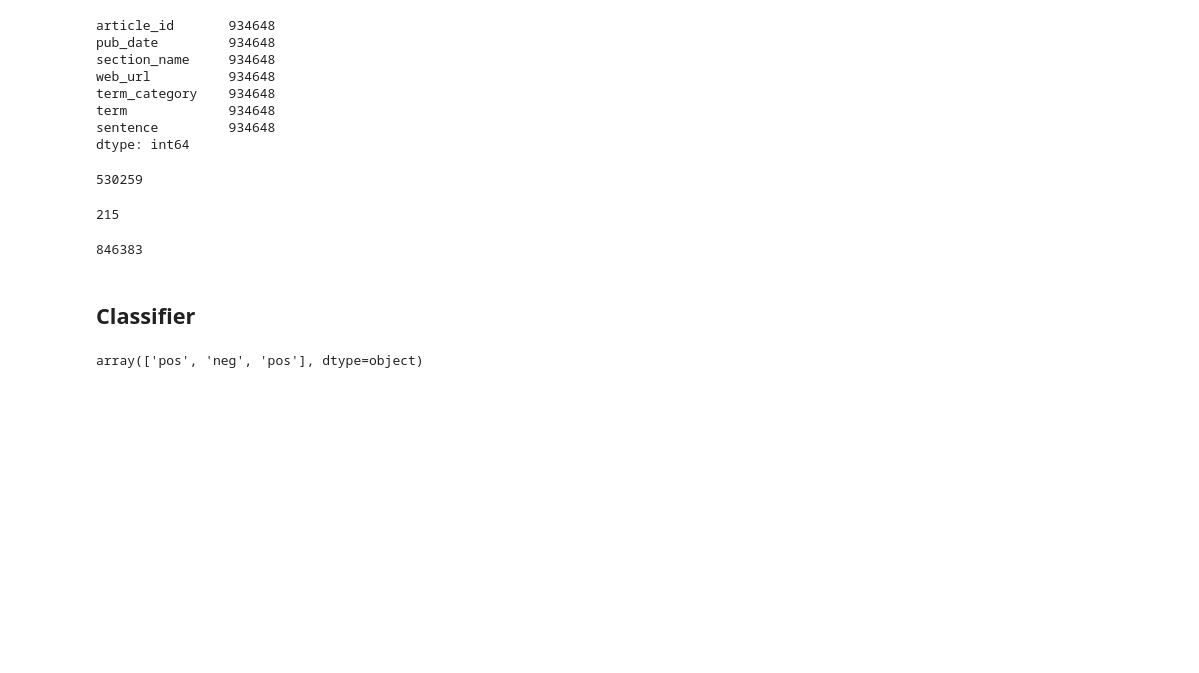
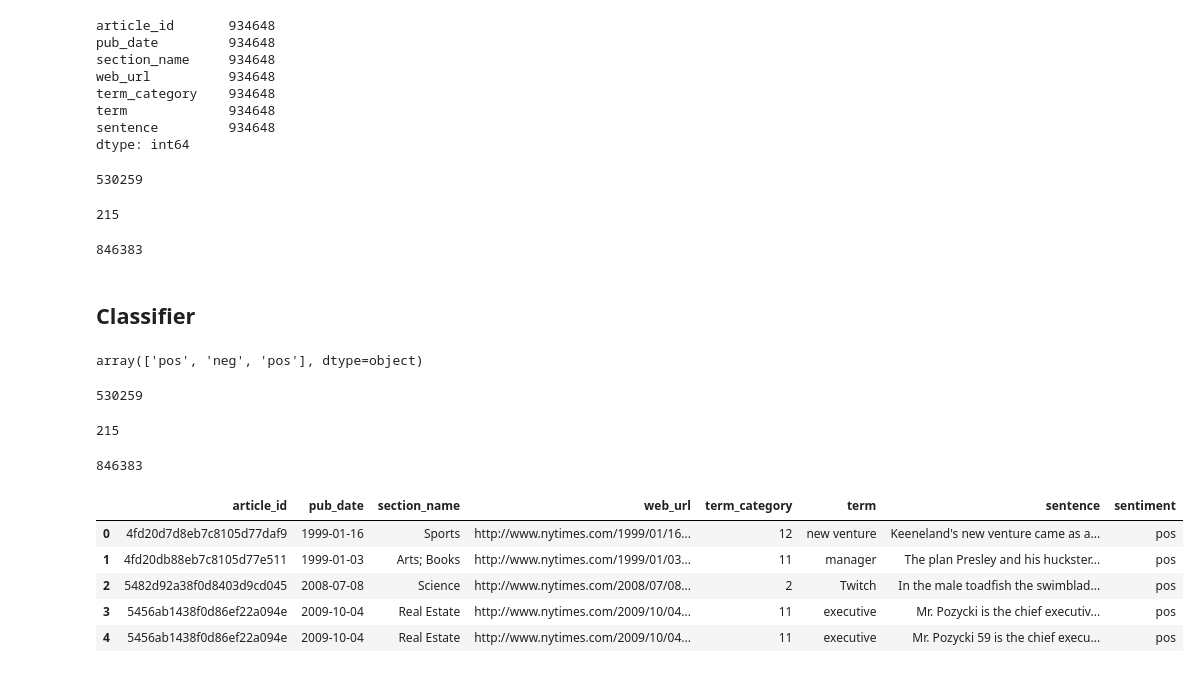
Before and after one commit to mavillard/liwc, a Jupyter notebook: csv_to_nytimes.ipynb, the cells around one changed output. Saved outputs shown, nothing was run; the diff lists cells and outputs as text; code cells hidden in the pictures; blank space fills up the shorter version.

```diff
--- a/csv_to_nytimes.ipynb
+++ b/csv_to_nytimes.ipynb
@@ -164,3 +162,33 @@ array(['pos', 'neg', 'pos'], dtype=object)
+# %%
+# 8 csv files previously built on another machine. Sentiment included.
+data_blaze = blaze.Data('../nytimes/data_*.csv', delimiter=',') #eliminar el segundo parametro
+# %%
+sentiment_data_ind = blaze.odo(data_blaze, pd.DataFrame)
+sentiment_data = sentiment_data_ind.drop('Unnamed: 0', axis=1) #comentar esta linea
+# %%
+# Total number of articles
+sentiment_data.article_id.value_counts().count()
+# %% [output]
+530259
+# %%
+# Total number of terms
+sentiment_data.term.value_counts().count()
+# %% [output]
+215
+# %%
+# Total number of sentences
+sentiment_data.sentence.value_counts().count()
+# %% [output]
+846383
+# %%
+sentiment_data.head()
+# %% [output]
+|  | article_id | pub_date | section_name | web_url | term_category | term | sentence | sentiment |
+| 0 | 4fd20d7d8eb7c8105d77daf9 | 1999-01-16 | Sports | http://www.nytimes.com/1999/01/16... | 12 | new venture | Keeneland's new venture came as a... | pos |
+| 1 | 4fd20db88eb7c8105d77e511 | 1999-01-03 | Arts; Books | http://www.nytimes.com/1999/01/03... | 11 | manager | The plan Presley and his huckster... | pos |
+| 2 | 5482d92a38f0d8403d9cd045 | 2008-07-08 | Science | http://www.nytimes.com/2008/07/08... | 2 | Twitch | In the male toadfish the swimblad... | pos |
+| 3 | 5456ab1438f0d86ef22a094e | 2009-10-04 | Real Estate | http://www.nytimes.com/2009/10/04... | 11 | executive | Mr. Pozycki is the chief executiv... | pos |
+| 4 | 5456ab1438f0d86ef22a094e | 2009-10-04 | Real Estate | http://www.nytimes.com/2009/10/04... | 11 | executive | Mr. Pozycki 59 is the chief execu... | pos |
 # %%
 # sentiments_df = blaze.odo(data_blaze.sentence.map(lambda x: be.predict([x])[0], '?string'), pd.DataFrame)
 # %%
```
Also changed, not shown: parts of 15 cells of this notebook, 6 other files.
